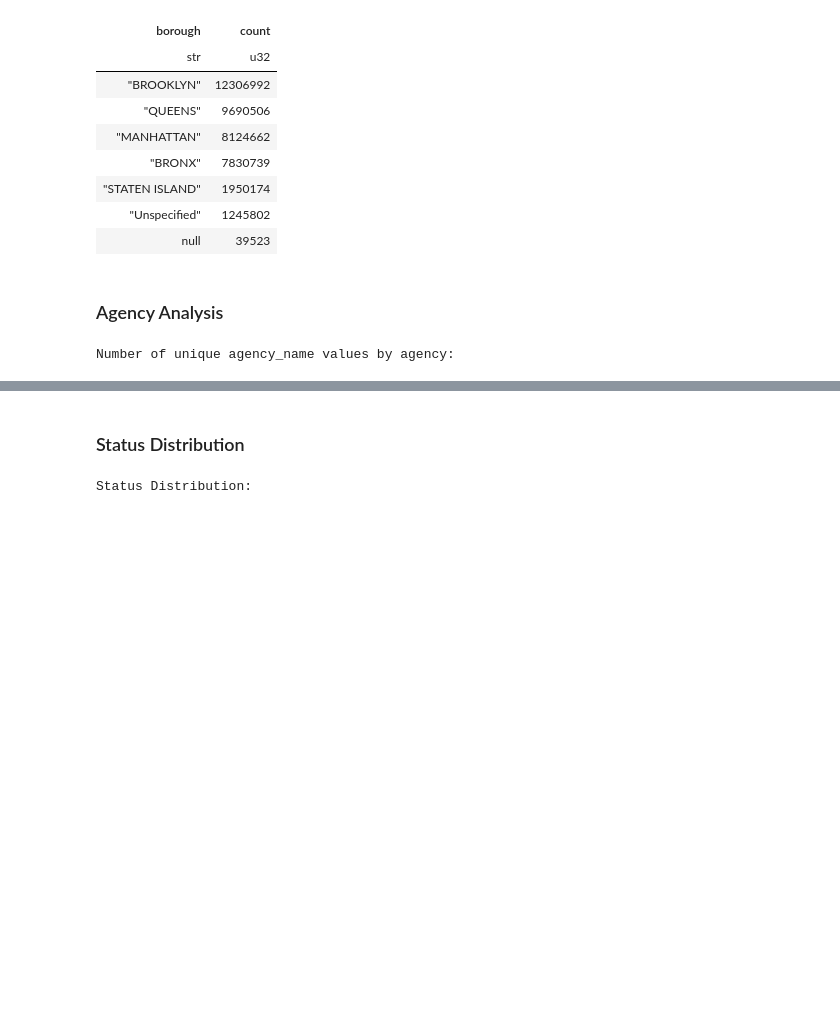
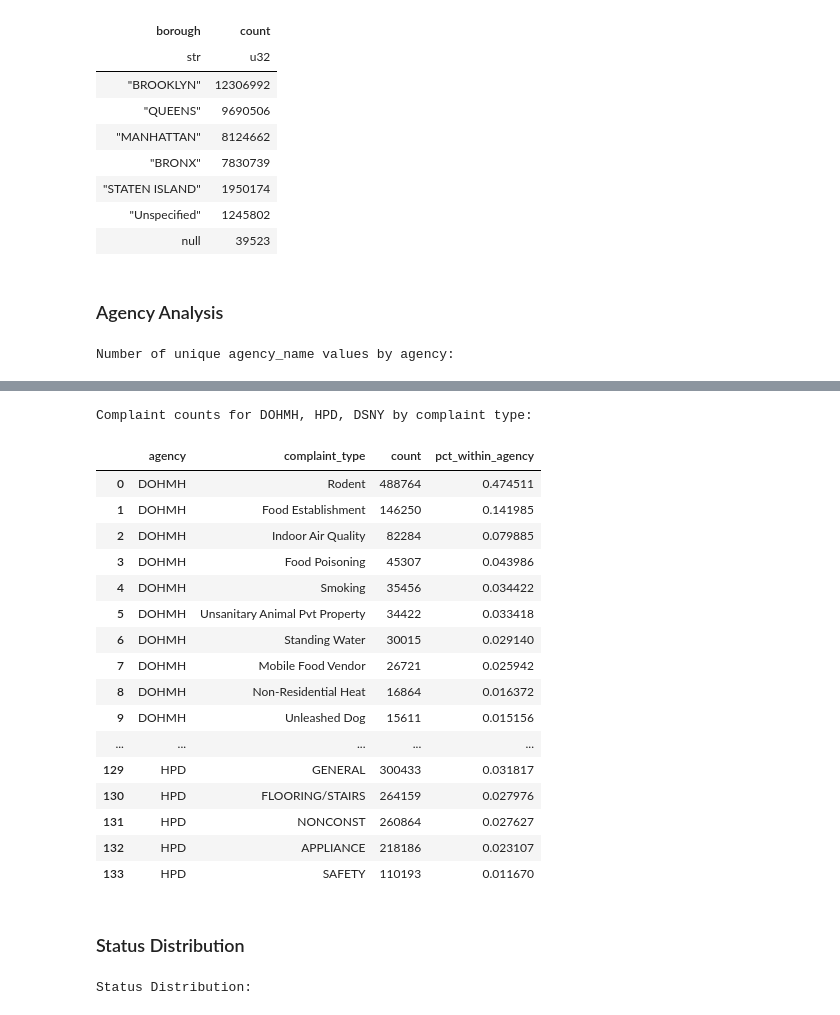
Before and after one commit to goravk95/311-service-requests, a Jupyter notebook: notebooks/Basic EDA.ipynb, the cells around one changed output, grey strips where cells are left out. Drawn from its saved outputs; the diff is of its cells as text; code cells hidden in the pictures; blank space fills up the shorter version.

```diff
--- a/notebooks/Basic EDA.ipynb
+++ b/notebooks/Basic EDA.ipynb
@@ -265,6 +265,41 @@ with pd.option_context('display.max_colwidth', 200):
 | 31 | CEO | [CEO] | 1 | 5 |
 | 32 | OMB | [OMB] | 1 | 3 |
 | 33 | MOC | [MOC] | 1 | 2 |
+# %%
+# Counts of complaints for specific agencies: DOHMH, HPD, DSNY split by complaint_type
+complaints_by_agency = lf.filter(
+    pl.col("agency").is_in(["DOHMH", "HPD", "DSNY"])
+).group_by(["agency", "complaint_type"]).agg([
+    pl.len().alias("count")
+]).with_columns([
+    (pl.col("count") / pl.col("count").sum().over("agency")).alias("pct_within_agency")
+]).sort(["agency", "count"], descending=[False, True]).collect()
+
+print("Complaint counts for DOHMH, HPD, DSNY by complaint type:")
+df_complaints_by_agency = complaints_by_agency.to_pandas()
+
+# df_complaints_by_agency['pct'] = df_complaints_by_agency['count'] / df_complaints['count'].sum()
+
+df_complaints_by_agency[df_complaints_by_agency['pct_within_agency'] > 0.01]
+# %% [output]
+Complaint counts for DOHMH, HPD, DSNY by complaint type:
+|  | agency | complaint_type | count | pct_within_agency |
+| 0 | DOHMH | Rodent | 488764 | 0.474511 |
+| 1 | DOHMH | Food Establishment | 146250 | 0.141985 |
+| 2 | DOHMH | Indoor Air Quality | 82284 | 0.079885 |
+| 3 | DOHMH | Food Poisoning | 45307 | 0.043986 |
+| 4 | DOHMH | Smoking | 35456 | 0.034422 |
+| 5 | DOHMH | Unsanitary Animal Pvt Property | 34422 | 0.033418 |
+| 6 | DOHMH | Standing Water | 30015 | 0.029140 |
+| 7 | DOHMH | Mobile Food Vendor | 26721 | 0.025942 |
+| 8 | DOHMH | Non-Residential Heat | 16864 | 0.016372 |
+| 9 | DOHMH | Unleashed Dog | 15611 | 0.015156 |
+| ... | ... | ... | ... | ... |
+| 129 | HPD | GENERAL | 300433 | 0.031817 |
+| 130 | HPD | FLOORING/STAIRS | 264159 | 0.027976 |
+| 131 | HPD | NONCONST | 260864 | 0.027627 |
+| 132 | HPD | APPLIANCE | 218186 | 0.023107 |
+| 133 | HPD | SAFETY | 110193 | 0.011670 |
 # %% [markdown]
 ### Status Distribution
 # %%
```
Also changed, not shown: parts of 10 cells of this notebook, 1 other file.
